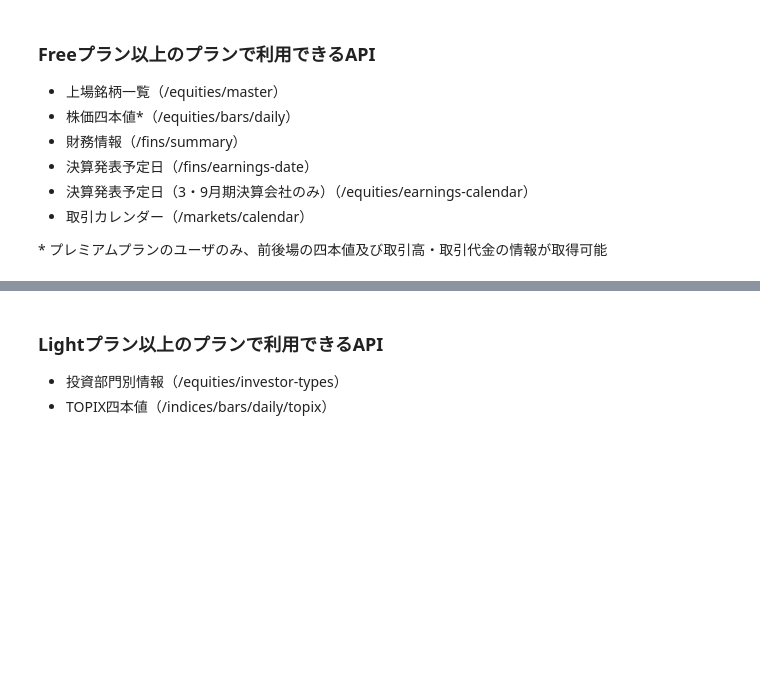
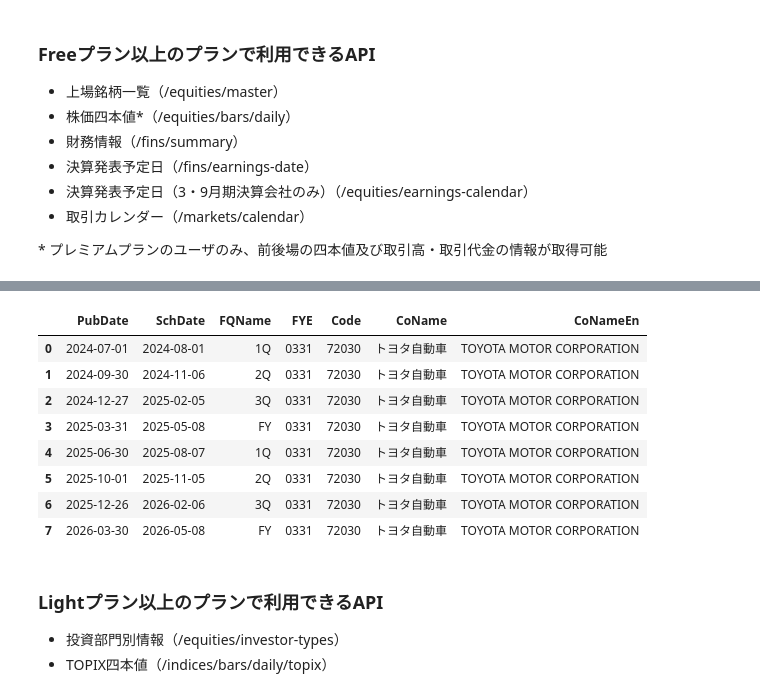
Before and after one commit to Takashi-sketch/hello-world, a Jupyter notebook: jquants-api-quick-start-v2.ipynb, the cells around one changed output, grey strips where cells are left out. Drawn from its saved outputs; the diff is of its cells as text; code cells hidden in the pictures; blank space fills up the shorter version.

```diff
--- a/jquants-api-quick-start-v2.ipynb
+++ b/jquants-api-quick-start-v2.ipynb
@@ -199,34 +228,44 @@ if cursor_value:
 #@markdown - 予定日が未定の場合、SchDate は空文字（""）で返却されます。
 
 #@markdown （データ更新時刻）
 #@markdown - 毎営業日の10:05頃
 
-code = ""#@param {type:"string"}
+code = "7203"#@param {type:"string"}
 date = ""#@param {type:"string"}
 scheduled_date = ""#@param {type:"string"}
 
 params = {}
 if code != "":
   params["code"] = code
 if date != "":
   params["date"] = date
 if scheduled_date != "":
   params["scheduled_date"] = scheduled_date
 
 res = requests.get(f"{API_URL}/fins/earnings-date", params=params, headers=headers)
 
 if res.status_code == 200:
   d = res.json()
   data = d["data"]
   while "pagination_key" in d:
     params["pagination_key"] = d["pagination_key"]
     res = requests.get(f"{API_URL}/fins/earnings-date", params=params, headers=headers)
     d = res.json()
     data += d["data"]
   df = pd.DataFrame(data)
   display(df)
 else:
   print(res.json())
+# %% [output]
+|  | PubDate | SchDate | FQName | FYE | Code | CoName | CoNameEn |
+| 0 | 2024-07-01 | 2024-08-01 | 1Q | 0331 | 72030 | トヨタ自動車 | TOYOTA MOTOR CORPORATION |
+| 1 | 2024-09-30 | 2024-11-06 | 2Q | 0331 | 72030 | トヨタ自動車 | TOYOTA MOTOR CORPORATION |
+| 2 | 2024-12-27 | 2025-02-05 | 3Q | 0331 | 72030 | トヨタ自動車 | TOYOTA MOTOR CORPORATION |
+| 3 | 2025-03-31 | 2025-05-08 | FY | 0331 | 72030 | トヨタ自動車 | TOYOTA MOTOR CORPORATION |
+| 4 | 2025-06-30 | 2025-08-07 | 1Q | 0331 | 72030 | トヨタ自動車 | TOYOTA MOTOR CORPORATION |
+| 5 | 2025-10-01 | 2025-11-05 | 2Q | 0331 | 72030 | トヨタ自動車 | TOYOTA MOTOR CORPORATION |
+| 6 | 2025-12-26 | 2026-02-06 | 3Q | 0331 | 72030 | トヨタ自動車 | TOYOTA MOTOR CORPORATION |
+| 7 | 2026-03-30 | 2026-05-08 | FY | 0331 | 72030 | トヨタ自動車 | TOYOTA MOTOR CORPORATION |
 # %%
 #@title 決算発表予定日（3・9月期決算会社のみ）（/equities/earnings-calendar）
 
```
Also changed, not shown: parts of 11 cells of this notebook.
